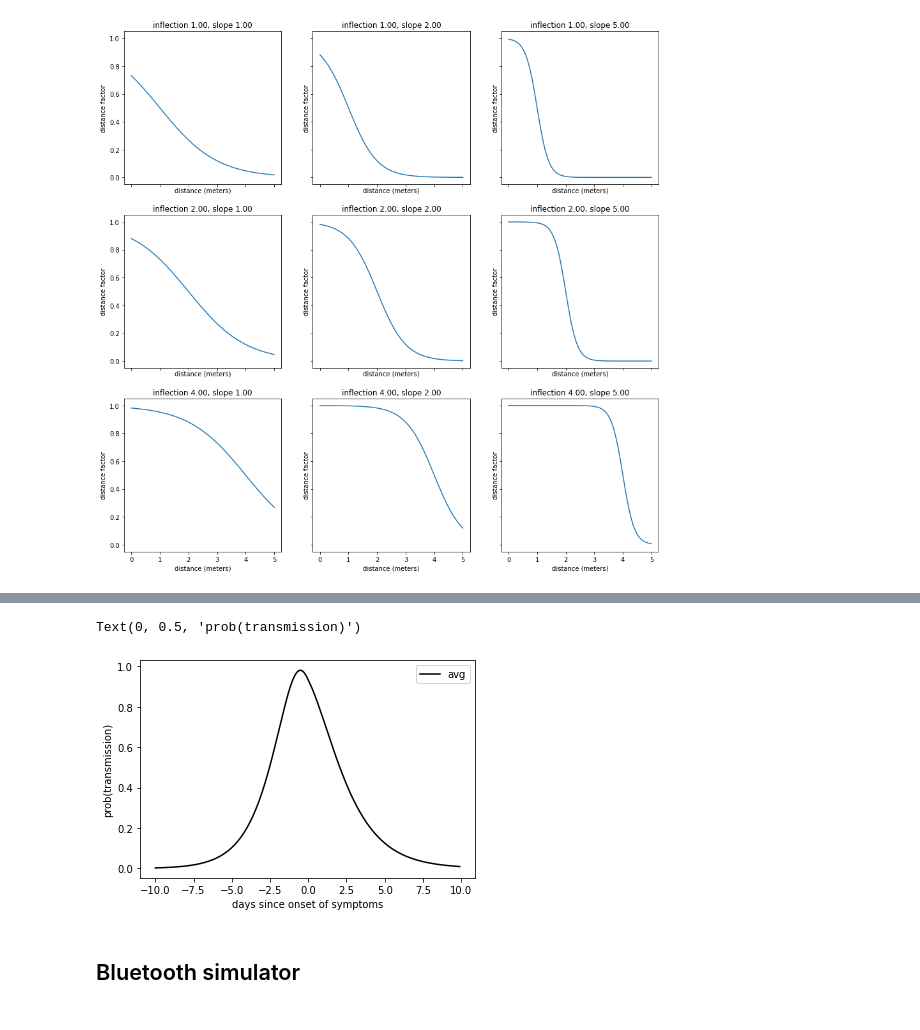
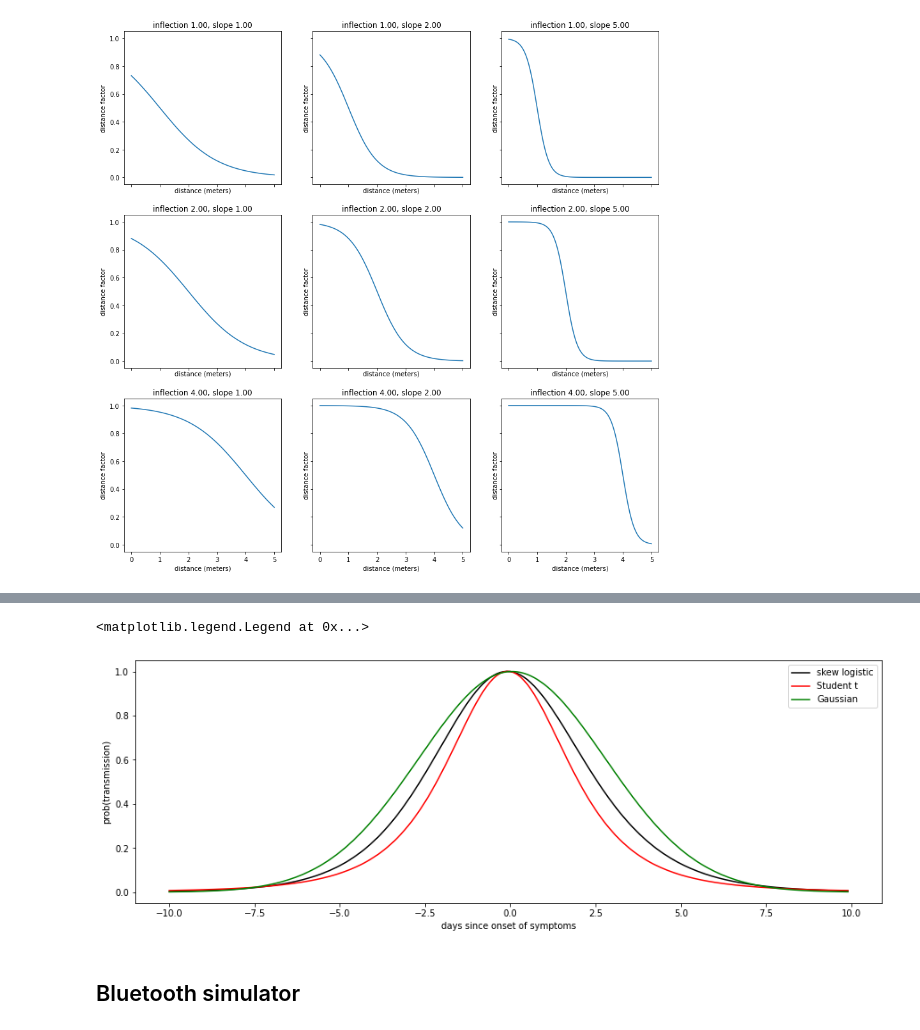
Before and after one commit to probml/covid19, a Jupyter notebook: risk-score-tuner/covid19_risk_score_tuner_github.ipynb, the cells around one changed output, grey strips where cells are left out. Drawn from its saved outputs; the diff is of its cells as text; code cells hidden in the pictures.

```diff
--- a/risk-score-tuner/covid19_risk_score_tuner_github.ipynb
+++ b/risk-score-tuner/covid19_risk_score_tuner_github.ipynb
@@ -212,12 +217,0 @@ where   $\mu=-0.3$ , $\sigma=2.75$ (units of days).
-# %%
-def infectiousness_gaussian(deltas):
-  mu = -0.3; s = 2.75;
-  ps = np.exp(- np.power(deltas-mu,2) / (2*s*s))
-  return ps
-# %%
-deltas = np.arange(-10, 10, 0.1)
-ps = infectiousness_gaussian(deltas)
-plt.figure();
-plt.plot(deltas, ps)
-plt.xlabel('days since symptom onset');
-plt.ylabel('infectiousness');
@@ -310,13 +218,37 @@ Text(0, 0.5, 'prob(transmission)')
+# %%
+def infectiousness_skew_logistic(tost):
+  ps = scipy.stats.genlogistic.pdf(tost, 1.1248, loc=-0.2657, scale=1.5235)
+  pmax = scipy.stats.genlogistic.pdf(0, 1.1248, loc=-0.2657, scale=1.5235)
+  return ps/pmax
+
+def infectiousness_student(tost):
+  ps = scipy.stats.t.pdf(tost, 3.3454, loc=-0.0747, scale=1.8567)
+  pmax = scipy.stats.t.pdf(0, 3.3454, loc=-0.0747, scale=1.8567)
+  return ps/pmax
+
+def infectiousness_gaussian(tost):
+  ps = scipy.stats.norm.pdf(tost, loc=0.0486, scale=2.7315)
+  pmax = scipy.stats.norm.pdf(0, loc=0.0486, scale=2.7315)
+  return ps/pmax
 # %%
+
+plt.figure(figsize=(15,5))
 tost = np.arange(-10, 10, 0.1)
-ps = infectiousness_skew_logistic(tost)
-plt.plot(tost, ps, label='avg', color='k')
-plt.legend()
+ps =  infectiousness_skew_logistic(tost)
+plt.plot(tost, ps, label='skew logistic', color='k')
+
+ps =  infectiousness_student(tost)
+plt.plot(tost, ps, label='Student t', color='r')
+
+ps = infectiousness_gaussian(tost)
+plt.plot(tost, ps, label='Gaussian', color='g')
+
 plt.xlabel('days since onset of symptoms')
 plt.ylabel('prob(transmission)')
+plt.legend()
 # %% [output]
-Text(0, 0.5, 'prob(transmission)')
+<matplotlib.legend.Legend at 0x...>
-[figure, old version]
+[figure, new version]
 # %% [markdown]
 ## Bluetooth simulator
 # %% [markdown]
```
Also changed, not shown: parts of 68 cells of this notebook.
